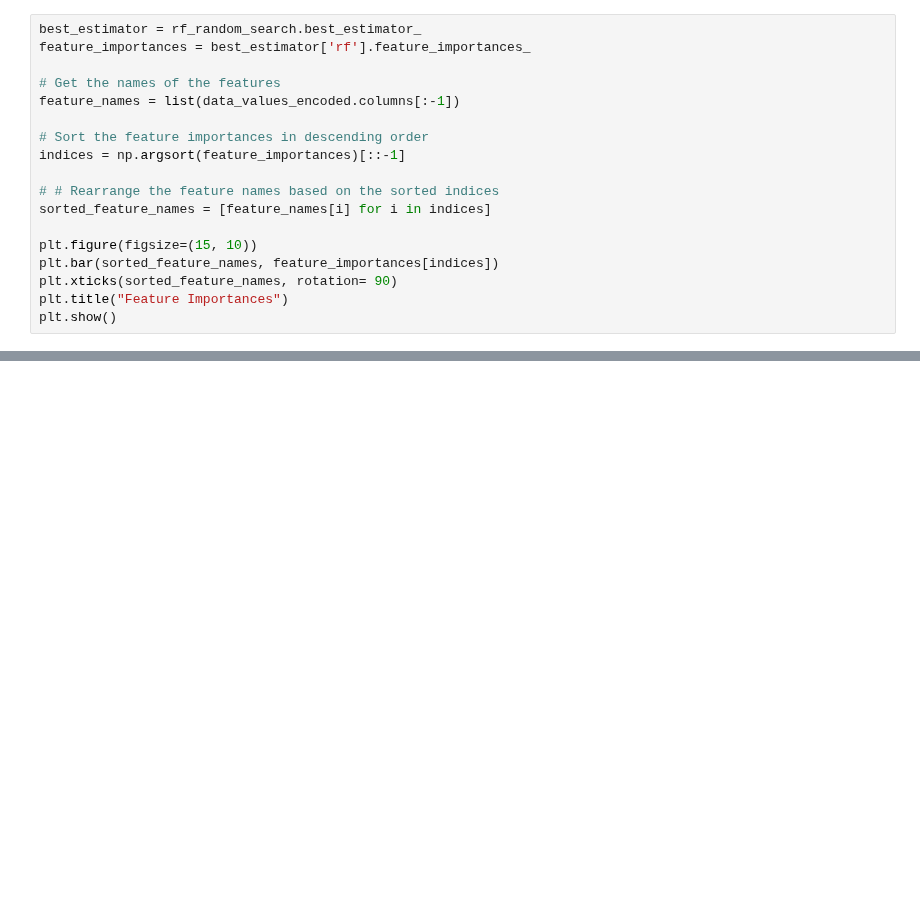
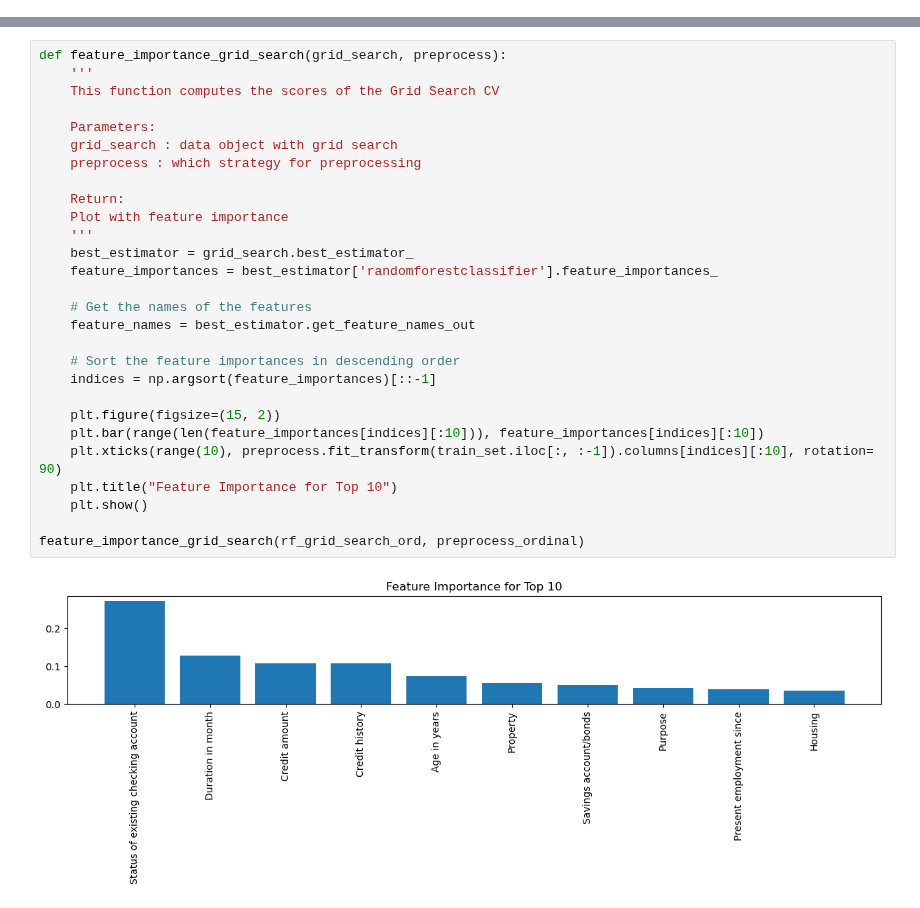
Before and after one commit to dennismgoetz/HoML-Credit-Data, a Jupyter notebook: Modelling.ipynb, the cells around one changed output, grey strips where cells are left out. Saved outputs shown, nothing was run; the diff lists cells and outputs as text; blank space fills up the shorter version.

Commit message:
Added linear regression and fixed random forest with Grid Search

```diff
--- a/Modelling.ipynb
+++ b/Modelling.ipynb
@@ -386,18 +0,0 @@ rf_highest_scores
-# %%
-best_estimator = rf_random_search.best_estimator_
-feature_importances = best_estimator['rf'].feature_importances_
-
-# Get the names of the features
-feature_names = list(data_values_encoded.columns[:-1])
-
-# Sort the feature importances in descending order
-indices = np.argsort(feature_importances)[::-1]
-
-# # Rearrange the feature names based on the sorted indices
-sorted_feature_names = [feature_names[i] for i in indices]
-
-plt.figure(figsize=(15, 10))
-plt.bar(sorted_feature_names, feature_importances[indices])
-plt.xticks(sorted_feature_names, rotation= 90)
-plt.title("Feature Importances")
-plt.show()
@@ -405,0 +687,30 @@ plt.show()
+# %%
+def feature_importance_grid_search(grid_search, preprocess):
+    '''
+    This function computes the scores of the Grid Search CV
+
+    Parameters:
+    grid_search : data object with grid search
+    preprocess : which strategy for preprocessing
+
+    Return:
+    Plot with feature importance
+    '''
+    best_estimator = grid_search.best_estimator_
+    feature_importances = best_estimator['randomforestclassifier'].feature_importances_
+
+    # Get the names of the features
+    feature_names = best_estimator.get_feature_names_out
+
+    # Sort the feature importances in descending order
+    indices = np.argsort(feature_importances)[::-1]
+
+    plt.figure(figsize=(15, 2))
+    plt.bar(range(len(feature_importances[indices][:10])), feature_importances[indices][:10])
+    plt.xticks(range(10), preprocess.fit_transform(train_set.iloc[:, :-1]).columns[indices][:10], rotation= 90)
+    plt.title("Feature Importance for Top 10")
+    plt.show()
+
+feature_importance_grid_search(rf_grid_search_ord, preprocess_ordinal)
+# %% [output]
+[figure, added]
```
Also changed, not shown: parts of 47 cells of this notebook.
